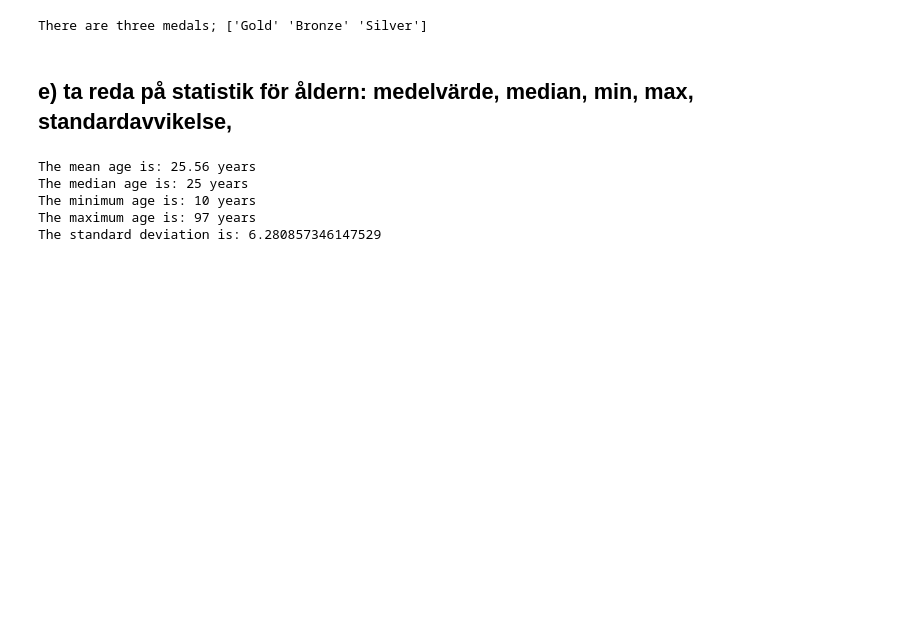
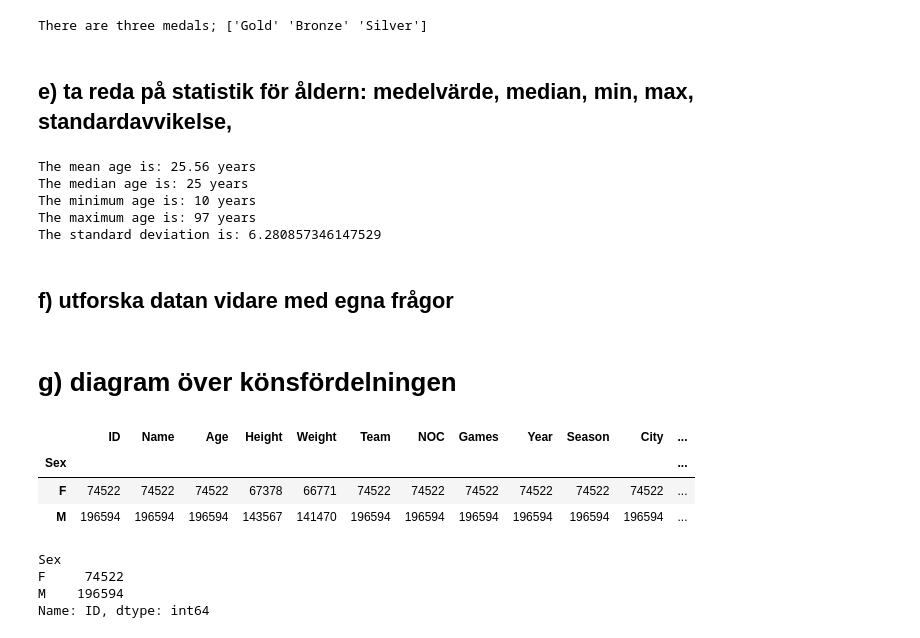
Before and after one commit to wlinds/ITHS-Projekt-OS, a Jupyter notebook: Project/Uppgift_0.ipynb, the cells around one changed output. Cells and saved outputs as stored; diff of their text form; code cells hidden in the pictures; blank space fills up the shorter version.

```diff
--- a/Project/Uppgift_0.ipynb
+++ b/Project/Uppgift_0.ipynb
@@ -131,3 +131,5 @@ The median age is: 25 years
 The minimum age is: 10 years
 The maximum age is: 97 years
 The standard deviation is: 6.280857346147529
+# %% [markdown]
+## f) utforska datan vidare med egna frågor
@@ -133,0 +138,17 @@ The standard deviation is: 6.280857346147529
+# %% [markdown]
+#   g) diagram över könsfördelningen
+# %%
+df_gender = df.groupby("Sex").count()
+df_gender
+# %% [output]
+|  | ID | Name | Age | Height | Weight | Team | NOC | Games | Year | Season | City | ... |
+| Sex |  |  |  |  |  |  |  |  |  |  |  | ... |
+| F | 74522 | 74522 | 74522 | 67378 | 66771 | 74522 | 74522 | 74522 | 74522 | 74522 | 74522 | ... |
+| M | 196594 | 196594 | 196594 | 143567 | 141470 | 196594 | 196594 | 196594 | 196594 | 196594 | 196594 | ... |
+# %%
+df_gender["ID"]
+# %% [output]
+Sex
+F     74522
+M    196594
+Name: ID, dtype: int64
```
Also changed, not shown: parts of 3 cells of this notebook.
